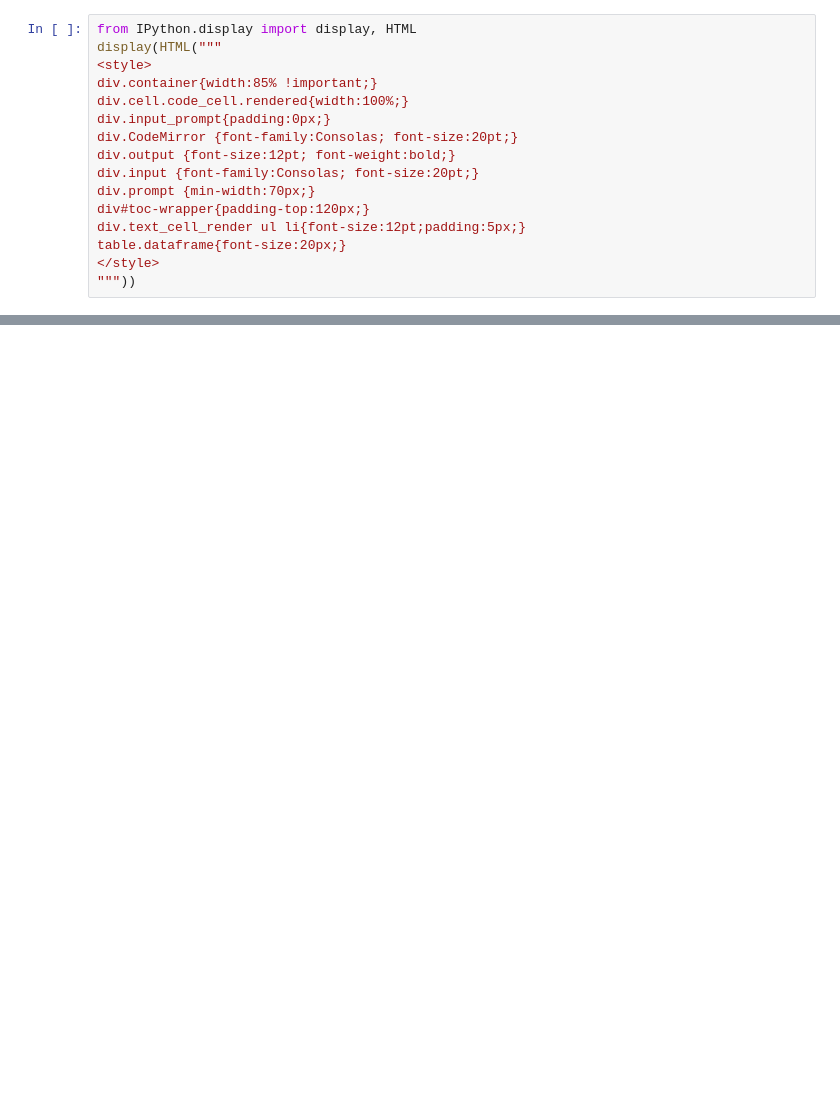
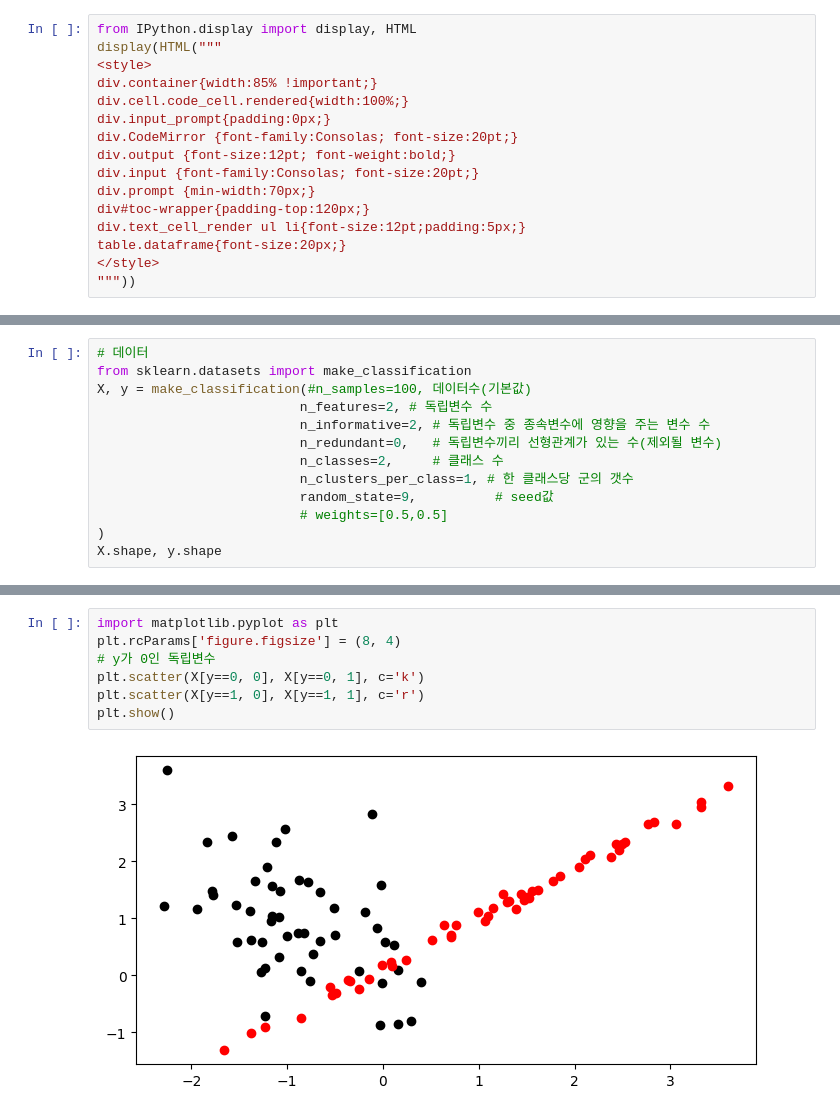
Before and after one commit to zardness/Sang, a Jupyter notebook: source/08_MachineLearning/ch3_분류분석.ipynb, the cells around one changed output, grey strips where cells are left out. Drawn from its saved outputs; the diff is of its cells as text; blank space fills up the shorter version.

```diff
--- a/source/08_MachineLearning/ch3_분류분석.ipynb
+++ b/source/08_MachineLearning/ch3_분류분석.ipynb
@@ -35,0 +114,13 @@ table.dataframe{font-size:20px;}
+# %%
+# 데이터
+from sklearn.datasets import make_classification
+X, y = make_classification(#n_samples=100, 데이터수(기본값)
+                          n_features=2, # 독립변수 수
+                          n_informative=2, # 독립변수 중 종속변수에 영향을 주는 변수 수
+                          n_redundant=0,   # 독립변수끼리 선형관계가 있는 수(제외될 변수)
+                          n_classes=2,     # 클래스 수
+                          n_clusters_per_class=1, # 한 클래스당 군의 갯수
+                          random_state=9,          # seed값
+                          # weights=[0.5,0.5]
+)
+X.shape, y.shape
@@ -35,0 +141,9 @@ table.dataframe{font-size:20px;}
+# %%
+import matplotlib.pyplot as plt
+plt.rcParams['figure.figsize'] = (8, 4)
+# y가 0인 독립변수
+plt.scatter(X[y==0, 0], X[y==0, 1], c='k')
+plt.scatter(X[y==1, 0], X[y==1, 1], c='r')
+plt.show()
+# %% [output]
+[figure, added]
```
Also changed, not shown: parts of 40 cells of this notebook, 2 other files.
